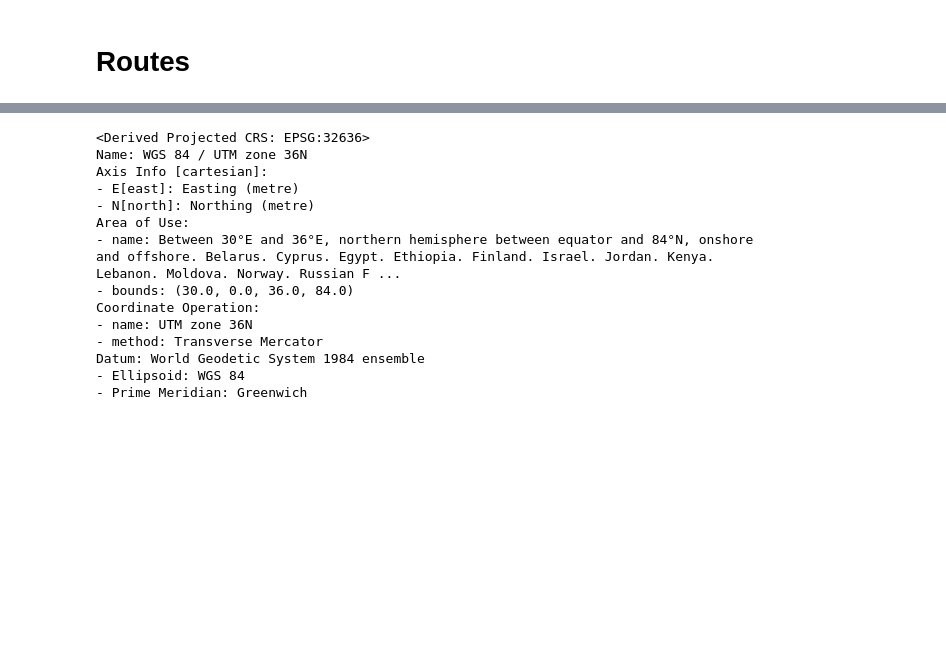
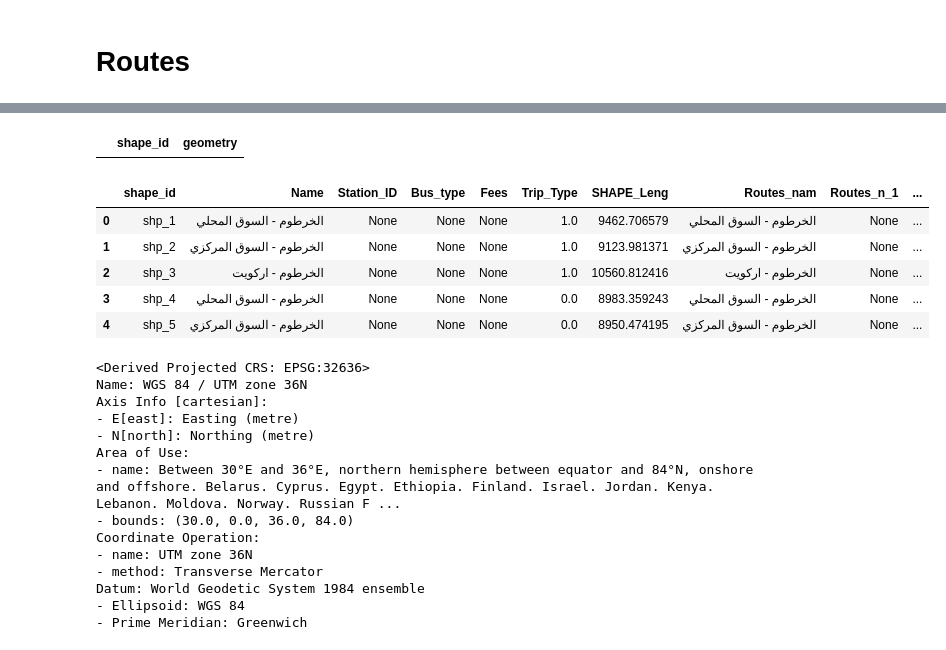
Before and after one commit to amolood/khartoumap, a Jupyter notebook: mapping_processing.ipynb, the cells around one changed output, grey strips where cells are left out. Cells and saved outputs as stored; diff of their text form; code cells hidden in the pictures; blank space fills up the shorter version.

```diff
--- a/mapping_processing.ipynb
+++ b/mapping_processing.ipynb
@@ -22,0 +35,4 @@ routes= gpd.read_file('Data/GIS/bus_routes/end_of_validation.json')
+# %%
+routes[routes.shape_id == 'shp_387']
+# %% [output]
+|  | shape_id | geometry |
@@ -22,0 +46,9 @@ routes= gpd.read_file('Data/GIS/bus_routes/end_of_validation.json')
+# %%
+routes.head()
+# %% [output]
+|  | shape_id | Name | Station_ID | Bus_type | Fees | Trip_Type | SHAPE_Leng | Routes_nam | Routes_n_1 | ... |
+| 0 | shp_1 | الخرطوم - السوق المحلي | None | None | None | 1.0 | 9462.706579 | الخرطوم - السوق المحلي | None | ... |
+| 1 | shp_2 | الخرطوم - السوق المركزي | None | None | None | 1.0 | 9123.981371 | الخرطوم - السوق المركزي | None | ... |
+| 2 | shp_3 | الخرطوم - اركويت | None | None | None | 1.0 | 10560.812416 | الخرطوم - اركويت | None | ... |
+| 3 | shp_4 | الخرطوم - السوق المحلي | None | None | None | 0.0 | 8983.359243 | الخرطوم - السوق المحلي | None | ... |
+| 4 | shp_5 | الخرطوم - السوق المركزي | None | None | None | 0.0 | 8950.474195 | الخرطوم - السوق المركزي | None | ... |
```
Also changed, not shown: parts of 19 cells of this notebook, 5 other files.
